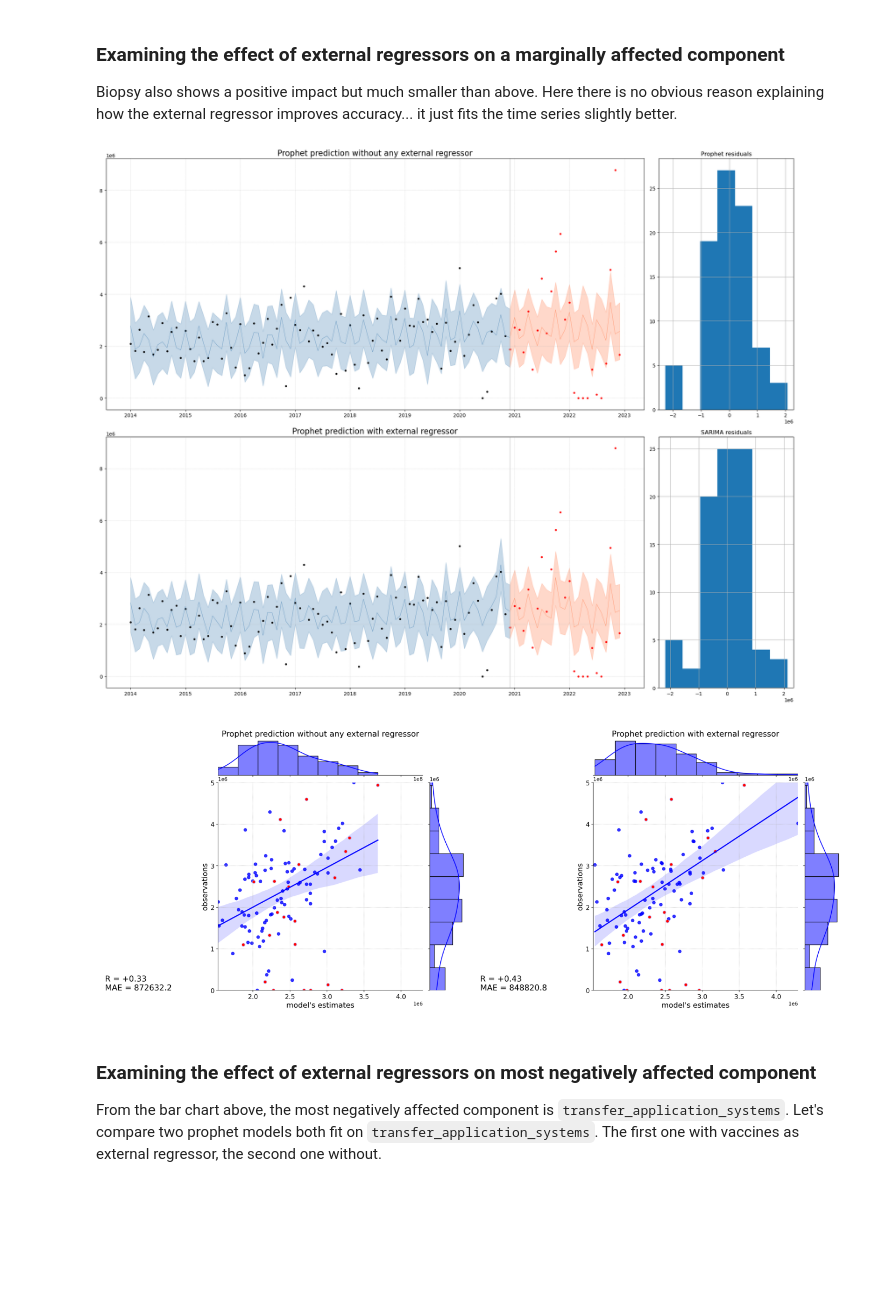
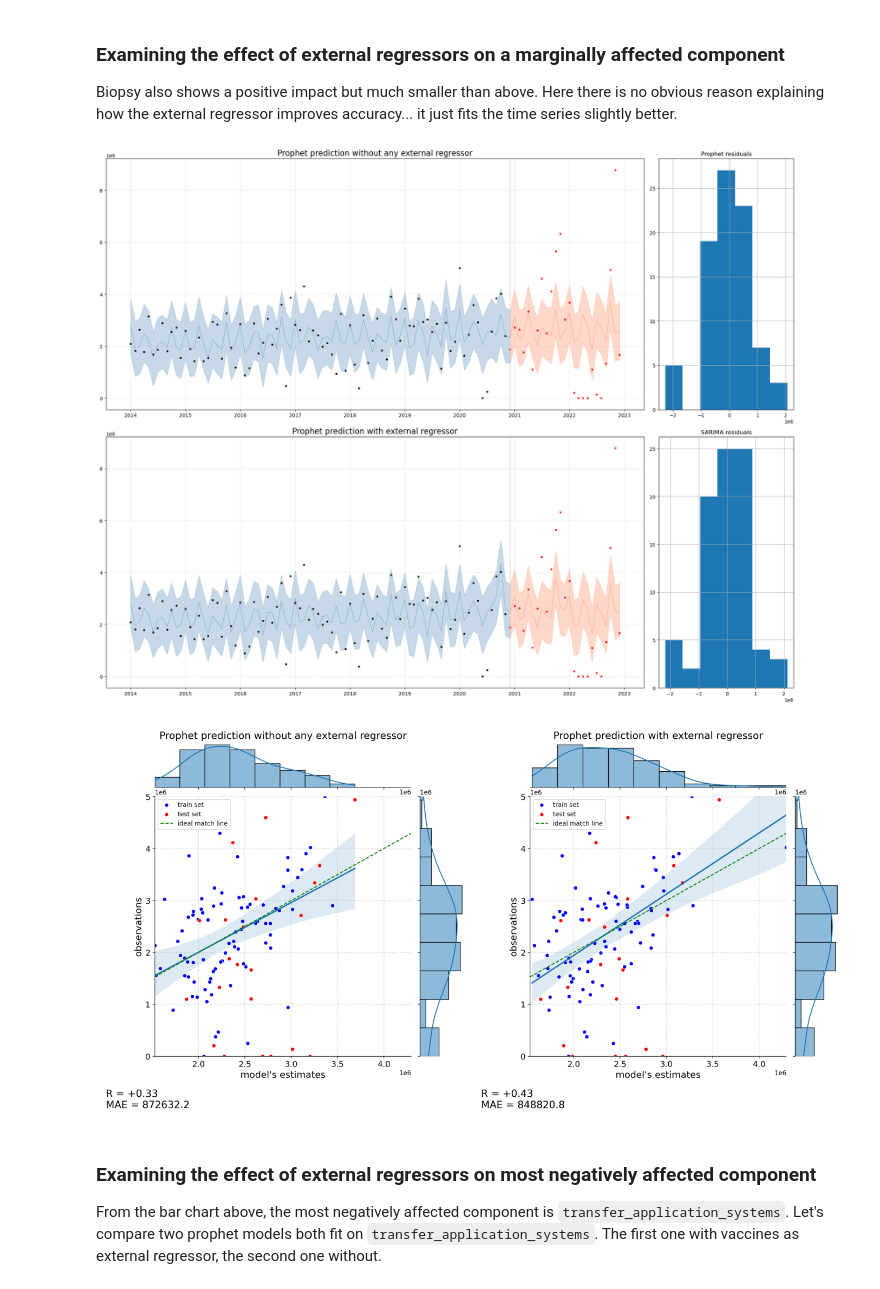
Before and after one commit to janelacode/revenueprediction_thesis, a Jupyter notebook: compare_sarima_prophet.ipynb, the cells around one changed output. Saved outputs shown, nothing was run; the diff lists cells and outputs as text; code cells hidden in the pictures; blank space fills up the shorter version.

```diff
--- a/compare_sarima_prophet.ipynb
+++ b/compare_sarima_prophet.ipynb
@@ -148,9 +148,11 @@ def plot_joint_plot(verif, x='yhat', y='y', title=None,cutoff=cutoff_train_test,
     train = verif[:-cutoff]
     test = verif[-cutoff-1:]
 
-    g = sns.jointplot(x=x, y=y, data = verif, kind="reg", color="blue")
-    sns.scatterplot(x=x, y=y, data=test, color='red', ax=g.ax_joint)
-
+    g = sns.jointplot(x=x, y=y, data = verif, kind="reg", scatter=False)
+    sns.scatterplot(x=x, y=y, data=train, color='blue', ax=g.ax_joint, label='train set')
+    sns.scatterplot(x=x, y=y, data=test, color='red', ax=g.ax_joint, label='test set')
+    g.ax_joint.axline((0, 0), slope=1, color='green',linestyle="--", label="ideal match line")
+    g.ax_joint.legend()
     g.fig.set_figwidth(8)
     g.fig.set_figheight(8)
     ax = g.fig.axes[1]
@@ -159,7 +161,7 @@ def plot_joint_plot(verif, x='yhat', y='y', title=None,cutoff=cutoff_train_test,
     if title is not None:
         ax.set_title(title, fontsize=16)
     ax = g.fig.axes[0]
-    ax.text(0, text_offset, "R = {:+4.2f}\nMAE = {:4.1f}".format(verif.loc[:,[y,x]].corr().iloc[0,1], mean_absolute_error(verif.loc[:,y].values, verif.loc[:,x].values)), fontsize=16)
+    ax.text(1e6, text_offset, "R = {:+4.2f}\nMAE = {:4.1f}".format(verif.loc[:,[y,x]].corr().iloc[0,1], mean_absolute_error(verif.loc[:,y].values, verif.loc[:,x].values)), fontsize=16)
     ax.set_xlabel("model's estimates", fontsize=15)
     ax.set_ylabel("observations", fontsize=15)
     ax.set_ylim(ylim)
@@ -302,24 +305,24 @@ Biopsy also shows a positive impact but much smaller than above. Here there is n
 # %%
 prophet_wo_model = pickle.load(open('biopsy_wo_regressor.model', 'rb'))
 prophet_w_model = pickle.load(open('biopsy_w_regressor.model', 'rb'))
 
 df_sales = pd.read_excel("data_for_clustering.xlsx", parse_dates=True,usecols = "A,I").set_index('Date')
 df_sales= df_sales.rename(columns={'Biopsy' : 'Sales'})
 df_sales.index = pd.to_datetime(df_sales.index)
 df_vaccines = pd.read_csv("vaccines.csv", parse_dates=True)
 
 df_vaccines['Date'] = pd.to_datetime(df_vaccines['Date'], format='%Y-%m')
 
 df_vaccines = df_vaccines.set_index('Date')
 
 # restrict additional regressor to same time
 df_vaccines = df_vaccines.loc[df_sales.index.min():df_sales.index.max(),:]
 
 viz_df = make_prophet_df(prophet_wo_model, prophet_w_model, df_sales, df_vaccines[['vaccine']])
-plot_comparative(viz_df, pred1='yhat1', pred1_lower='yhat1_lower',pred1_upper='yhat1_upper',pred2='yhat2',pred2_lower='yhat2_lower',pred2_upper='yhat2_upper', title1="Prophet prediction without any external regressor", title2="Prophet prediction with external regressor", text_offset=0)
+plot_comparative(viz_df, pred1='yhat1', pred1_lower='yhat1_lower',pred1_upper='yhat1_upper',pred2='yhat2',pred2_lower='yhat2_lower',pred2_upper='yhat2_upper', title1="Prophet prediction without any external regressor", title2="Prophet prediction with external regressor", text_offset=-1e6)
 # %% [output]
 [figure]
-[figure, old version]
+[figure, new version]
 # %% [markdown]
 ### Examining the effect of external regressors on most negatively affected component
 
```
Also changed, not shown: parts of 5 cells of this notebook.
